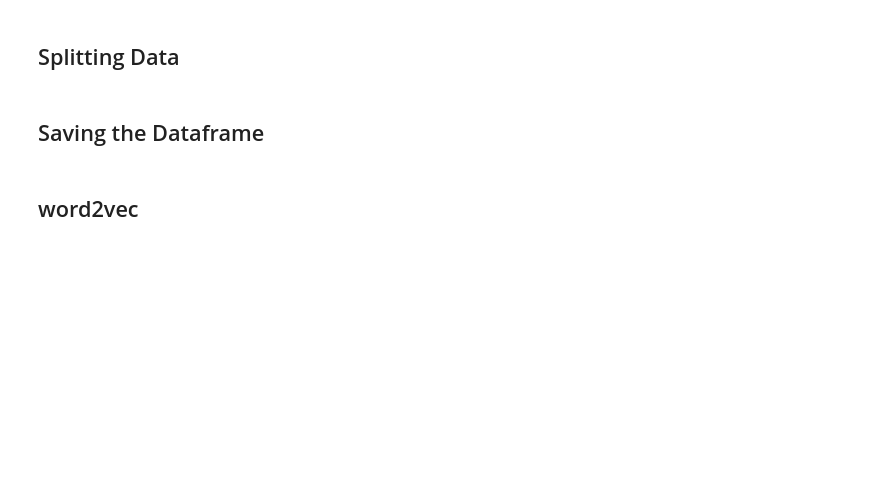
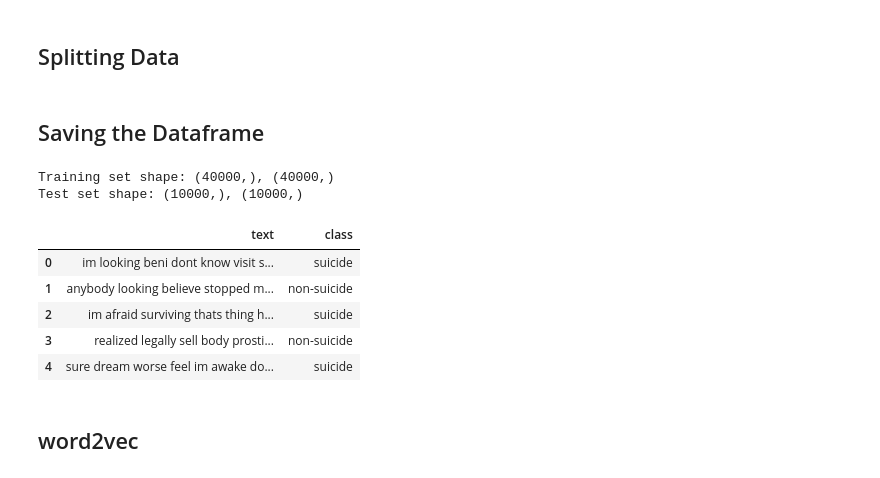
Before and after one commit to zehra-demir/Suicidal-Text-Classification, a Jupyter notebook: project.ipynb, the cells around one changed output. Saved outputs shown, nothing was run; the diff lists cells and outputs as text; code cells hidden in the pictures; blank space fills up the shorter version.

```diff
--- a/project.ipynb
+++ b/project.ipynb
@@ -265,5 +229,27 @@ test_df = pd.DataFrame({'text': X_test, 'class': y_test})
 # Save train and test DataFrames to CSV files
 train_df.to_csv('train_data.csv', index=False)
 test_df.to_csv('test_data.csv', index=False)
+# %%
+import pandas as pd
+
+# Load the training data
+train_file_path = 'train_data.csv'  # Replace with the actual file path
+train_df = pd.read_csv(train_file_path)
+
+# Load the test data
+test_file_path = 'test_data.csv'  # Replace with the actual file path
+test_df = pd.read_csv(test_file_path)
+
+X_train, y_train = train_df['text'], train_df['class']
+X_test, y_test = test_df['text'], test_df['class']
+# %% [output]
+Training set shape: (40000,), (40000,)
+Test set shape: (10000,), (10000,)
+|  | text | class |
+| 0 | im looking beni dont know visit s... | suicide |
+| 1 | anybody looking believe stopped m... | non-suicide |
+| 2 | im afraid surviving thats thing h... | suicide |
+| 3 | realized legally sell body prosti... | non-suicide |
+| 4 | sure dream worse feel im awake do... | suicide |
 # %% [markdown]
 ## word2vec
```
Also changed, not shown: parts of 40 cells of this notebook.
